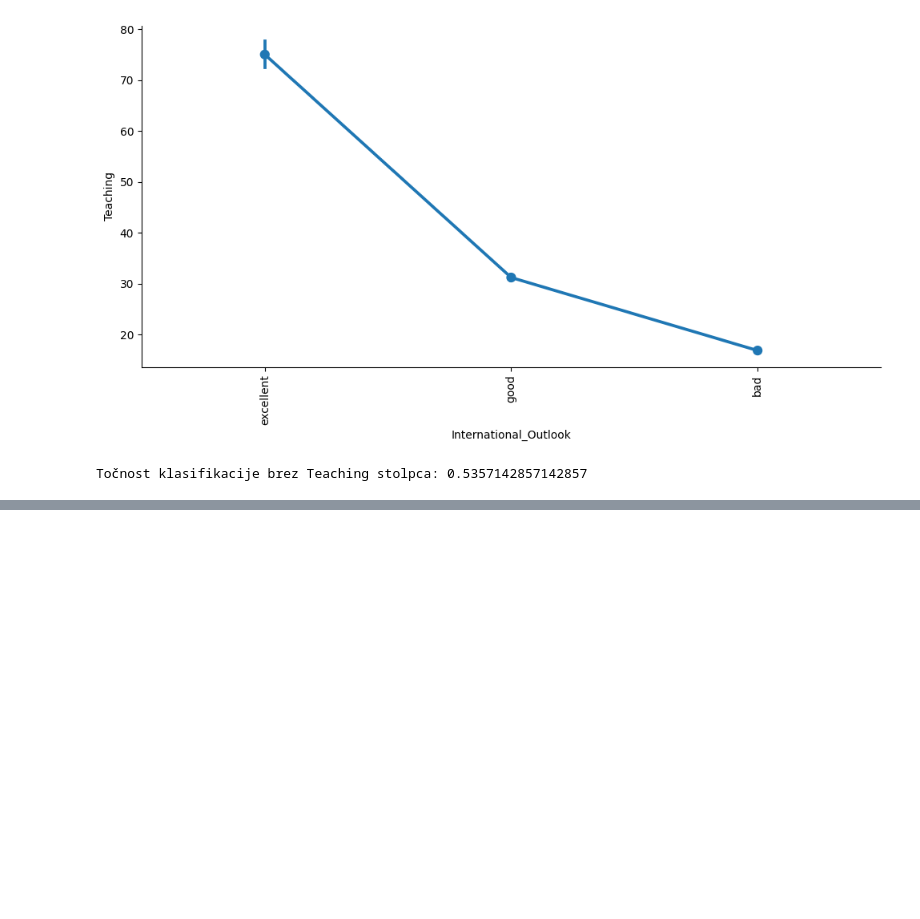
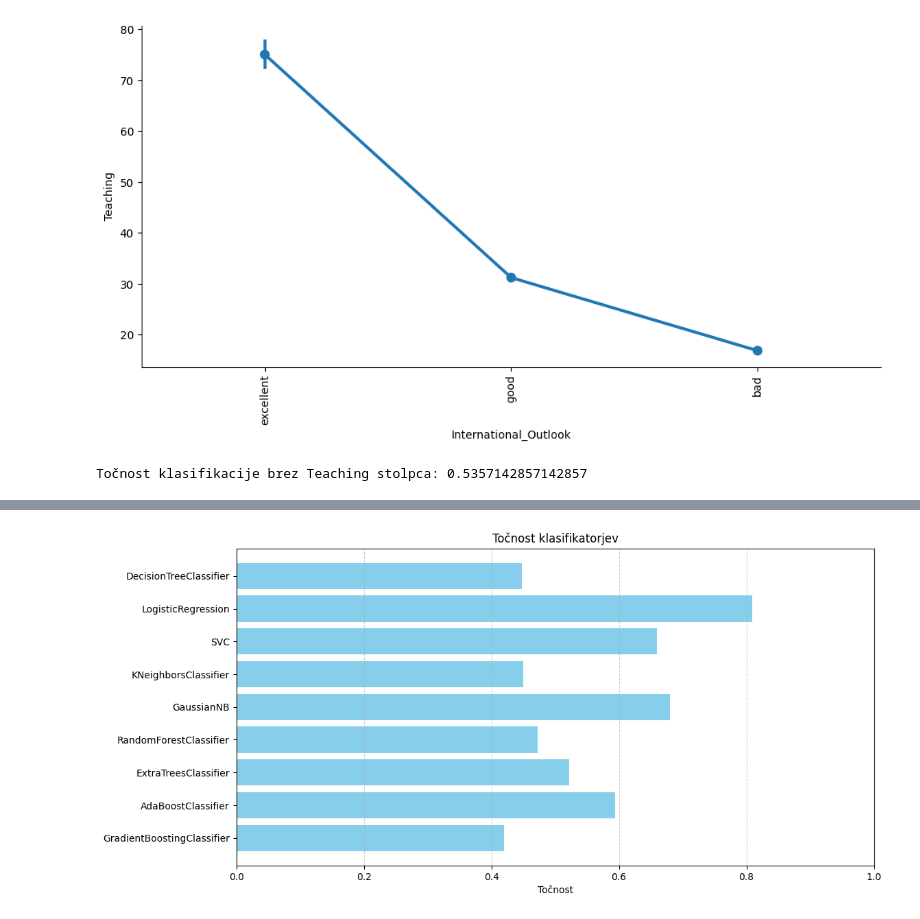
Before and after one commit to klarcika/TZ, a Jupyter notebook: Naloga3.ipynb, the cells around one changed output, grey strips where cells are left out. Saved outputs shown, nothing was run; the diff lists cells and outputs as text; code cells hidden in the pictures; blank space fills up the shorter version.

```diff
--- a/Naloga3.ipynb
+++ b/Naloga3.ipynb
@@ -279,18 +281,19 @@ GradientBoostingClassifier: 0.41873973727422
 # %%
 # 12. Izrišite stolpični graf v katerem prikažete rezultate
 # točnosti vsakega klasifikatorja posebej.
 # Pazite da bo graf pregleden (bodo vidna imena vseh klasifikatorjev, ...).
 import matplotlib.pyplot as plt
-rezultati={
-  'DecisionTreeClassifier': 0.442,
-  'LogisticRegression': 0.809,
-  'SVC': 0.659 ,
-  'KNeighborsClassifier': 0.450,
-  'GaussianNB': 0.680,
-  'RandomForestClassifier': 0.486,
-  'ExtraTreesClassifier': 0.533,
-  'AdaBoostClassifier': 0.594,
-  'GradientBoostingClassifier': 0.419,
-}
 klasifikatorji = list(rezultati.keys())
 točnosti = list(rezultati.values())
+#graf
+plt.figure(figsize=(12, 6))
+plt.barh(klasifikatorji, točnosti, color='skyblue')
+plt.xlabel('Točnost')
+plt.title('Točnost klasifikatorjev')
+plt.xlim(0, 1)  # Nastavimo območje osi x od 0 do 1
+plt.grid(axis='x', linestyle='--', alpha=0.6)
+# Da so imena klasifikatorjev vidna
+plt.gca().invert_yaxis()
+plt.show()
+# %% [output]
+[figure, added]
```
Also changed, not shown: parts of 10 cells of this notebook.
